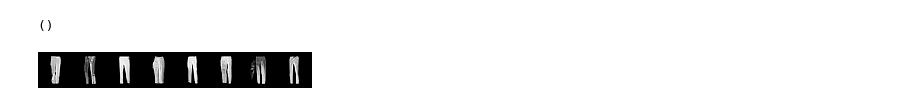
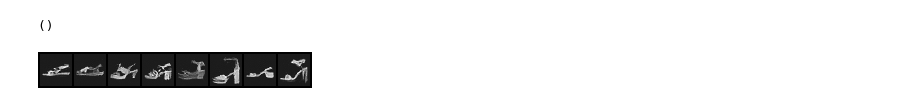
Before and after one commit to tnibler/dl-sem3, a Jupyter notebook: sample.ipynb, the cells around one changed output. Saved outputs shown, nothing was run; the diff lists cells and outputs as text; code cells hidden in the pictures.

Commit message:
nice unet

```diff
--- a/sample.ipynb
+++ b/sample.ipynb
@@ -10,7 +12,8 @@ from itertools import islice
 # %%
 device = 'cpu'
 # %%
-train, test, info = data.load_dataset()
+train, test, info = data.load_dataset('CelebA')
+# train, test, info = data.load_dataset()
 imgs = torch.stack(list(map(lambda x: x[0], islice(train, 16))))
 imgs = imgs.clamp(-1, 1).add(1).div(2).mul(255).byte()  # [-1., 1.] -> [0., 1.] -> [0, 255]
 imgs = make_grid(imgs)
@@ -30,6 +33,9 @@ imgs
 # model = SimpleUnetClassCondNoDownsample([32, 32, 32, 64], num_classes=info.num_classes, spatial_encoding=True, device=device)
 # SNAPSHOT_PATH = './models/SimpleUnetClassCondNoDownsample-spat-32-32-32-64-2024-11-29T09:59:57.172827.pth'
 
+model = UNet(info.num_classes)
+SNAPSHOT_PATH = './models/UNet-2024-12-08T17:46:48.272110.pth'
+
 print(f"Loading {SNAPSHOT_PATH}")
 snapshot = torch.load(SNAPSHOT_PATH)
 sigma_data = snapshot['dataset_info']['sigma_data']
@@ -42,24 +48,29 @@ model.eval()
 # %% [output]
 ()
 # %%
-sigmas = build_sigma_schedule(steps=300, rho=7)  # Sequence of decreasing sigmas
+sigmas = build_sigma_schedule(steps=100, rho=7)  # Sequence of decreasing sigmas
 
+steps = []
 with torch.no_grad():
     x = (torch.randn(8, 1, 32, 32) * sigmas[0])
-    cls = torch.tensor([1]).expand(x.shape[0]).int()
+    steps.append(x)
+    cls = torch.tensor([5]).expand(x.shape[0]).int()
     for i, sigma in enumerate(sigmas):
         with torch.no_grad():
-            cnoise = c_noise(sigma, sigma_data).unsqueeze(dim=0)
+            cnoise = c_noise(sigma, sigma_data).expand(x.shape[0])
             cin = c_in(sigma, sigma_data)
             pred = model(cin*x, cnoise, cls)
             x_denoised = c_skip(sigma, sigma_data) * x + c_out(sigma, sigma_data) * pred
         sigma_next = sigmas[i + 1] if i < len(sigmas) - 1 else 0
         d = (x - x_denoised) / sigma
         x = x + d * (sigma_next - sigma)  # Perform one step of Euler's method
+        steps.append(x)
 # %%
+x = steps[-1]
+x = x / x.max().abs()
 x = x.clamp(-1, 1).add(1).div(2).mul(255).byte()  # [-1., 1.] -> [0., 1.] -> [0, 255]
 x = make_grid(x)
 x = Image.fromarray(x.permute(1, 2, 0).cpu().numpy())
 x
 # %% [output]
-[figure, old version]
+[figure, new version]
```
Also changed, not shown: parts of 8 cells of this notebook, 4 other files.
